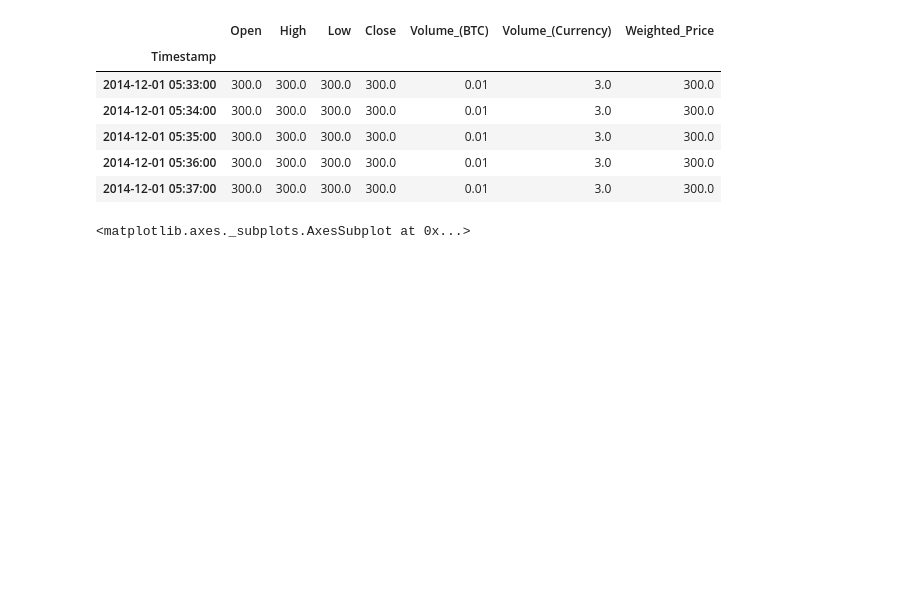
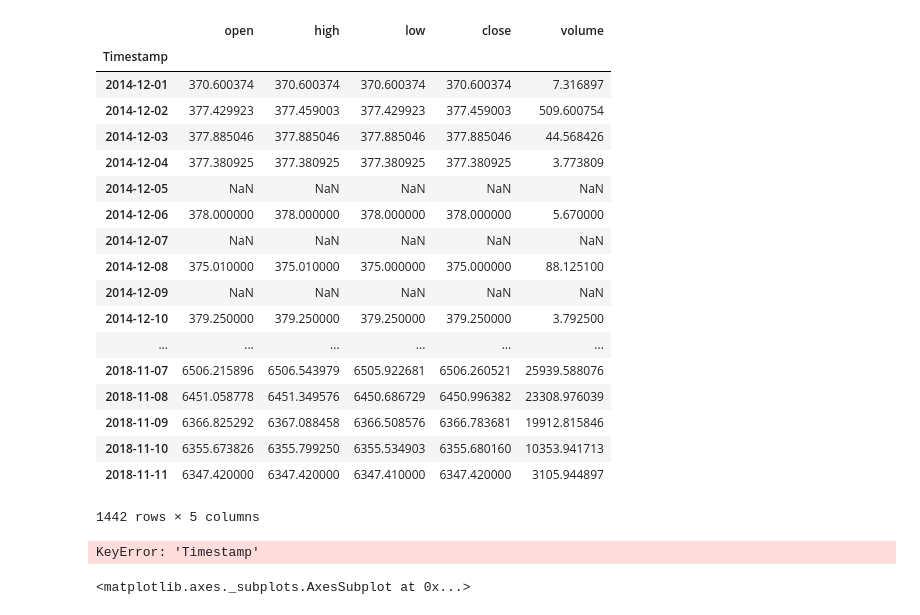
Before and after one commit to jk7g14/deep-trading-bot, a Jupyter notebook: data_mining.ipynb, the cells around one changed output. Saved outputs shown, nothing was run; the diff lists cells and outputs as text; code cells hidden in the pictures; blank space fills up the shorter version.

```diff
--- a/data_mining.ipynb
+++ b/data_mining.ipynb
@@ -6,15 +34,33 @@ from matplotlib import pyplot as plt
+# %%
+daily = df.resample('D').mean()
+# %%
+daily
+# %% [output]
+|  | open | high | low | close | volume |
+| Timestamp |  |  |  |  |  |
+| 2014-12-01 | 370.600374 | 370.600374 | 370.600374 | 370.600374 | 7.316897 |
+| 2014-12-02 | 377.429923 | 377.459003 | 377.429923 | 377.459003 | 509.600754 |
+| 2014-12-03 | 377.885046 | 377.885046 | 377.885046 | 377.885046 | 44.568426 |
+| 2014-12-04 | 377.380925 | 377.380925 | 377.380925 | 377.380925 | 3.773809 |
+| 2014-12-05 | NaN | NaN | NaN | NaN | NaN |
+| 2014-12-06 | 378.000000 | 378.000000 | 378.000000 | 378.000000 | 5.670000 |
+| 2014-12-07 | NaN | NaN | NaN | NaN | NaN |
+| 2014-12-08 | 375.010000 | 375.010000 | 375.000000 | 375.000000 | 88.125100 |
+| 2014-12-09 | NaN | NaN | NaN | NaN | NaN |
+| 2014-12-10 | 379.250000 | 379.250000 | 379.250000 | 379.250000 | 3.792500 |
+| ... | ... | ... | ... | ... | ... |
+| 2018-11-07 | 6506.215896 | 6506.543979 | 6505.922681 | 6506.260521 | 25939.588076 |
+| 2018-11-08 | 6451.058778 | 6451.349576 | 6450.686729 | 6450.996382 | 23308.976039 |
+| 2018-11-09 | 6366.825292 | 6367.088458 | 6366.508576 | 6366.783681 | 19912.815846 |
+| 2018-11-10 | 6355.673826 | 6355.799250 | 6355.534903 | 6355.680160 | 10353.941713 |
+| 2018-11-11 | 6347.420000 | 6347.420000 | 6347.410000 | 6347.420000 | 3105.944897 |
+1442 rows × 5 columns
 # %%
-df = pd.read_csv('./coinbaseUSD_1-min_data_2014-12-01_to_2018-11-11.csv')
+df = pd.read_csv('./test.csv')
 df['Timestamp'] = pd.to_datetime(df['Timestamp'], unit='s')
 df.set_index('Timestamp', inplace=True)
 df.interpolate(inplace=True)
 df.head()
 # %% [output]
-|  | Open | High | Low | Close | Volume_(BTC) | Volume_(Currency) | Weighted_Price |
-| Timestamp |  |  |  |  |  |  |  |
-| 2014-12-01 05:33:00 | 300.0 | 300.0 | 300.0 | 300.0 | 0.01 | 3.0 | 300.0 |
-| 2014-12-01 05:34:00 | 300.0 | 300.0 | 300.0 | 300.0 | 0.01 | 3.0 | 300.0 |
-| 2014-12-01 05:35:00 | 300.0 | 300.0 | 300.0 | 300.0 | 0.01 | 3.0 | 300.0 |
-| 2014-12-01 05:36:00 | 300.0 | 300.0 | 300.0 | 300.0 | 0.01 | 3.0 | 300.0 |
-| 2014-12-01 05:37:00 | 300.0 | 300.0 | 300.0 | 300.0 | 0.01 | 3.0 | 300.0 |
+KeyError: 'Timestamp'
 # %%
```
Also changed, not shown: parts of 7 cells of this notebook, 3 other files.
